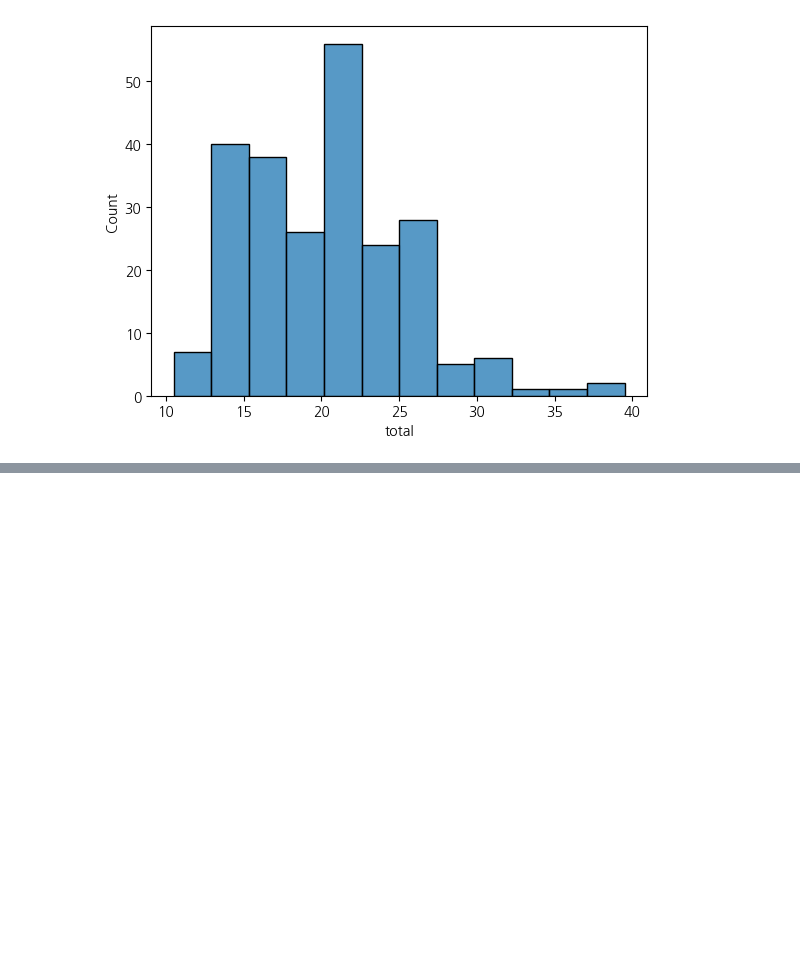
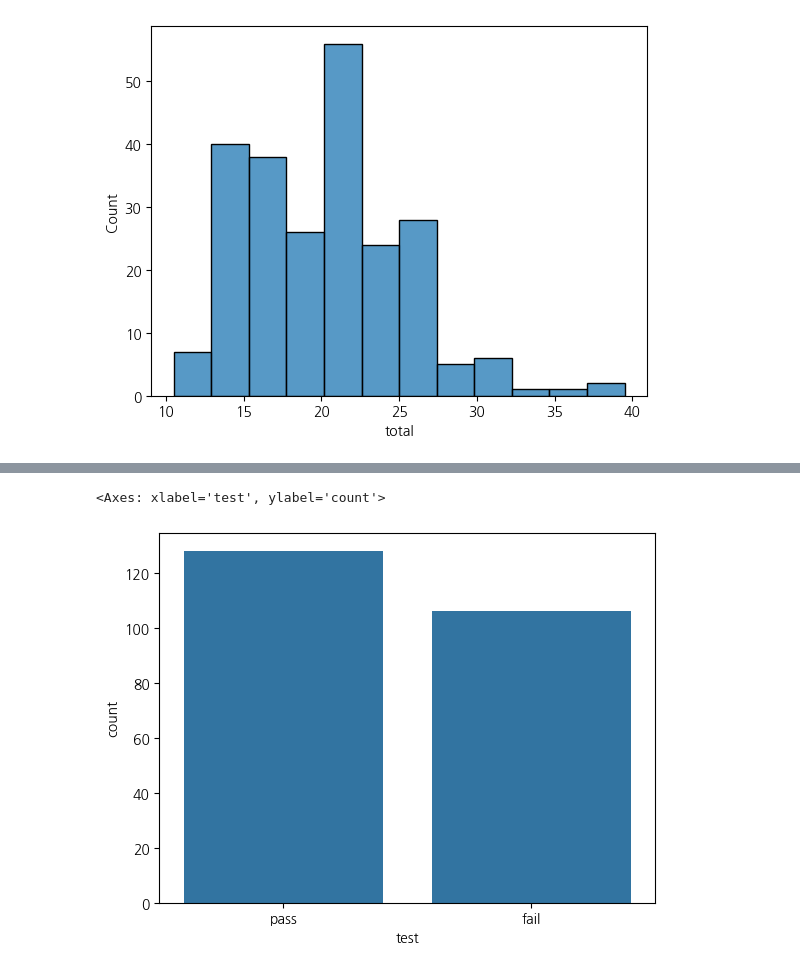
Before and after one commit to kimdfarm/2025-1-myclass-BDA, a Jupyter notebook: inclass/05w_B_tue_0402_easy_ch05_06.ipynb, the cells around one changed output, grey strips where cells are left out. Saved outputs shown, nothing was run; the diff lists cells and outputs as text; code cells hidden in the pictures; blank space fills up the shorter version.

```diff
--- a/inclass/05w_B_tue_0402_easy_ch05_06.ipynb
+++ b/inclass/05w_B_tue_0402_easy_ch05_06.ipynb
@@ -322,0 +388,5 @@ sns.histplot(mpg , x="total")
+# %%
+sns.countplot(mpg,  x= 'test')
+# %% [output]
+<Axes: xlabel='test', ylabel='count'>
+[figure, added]
```
Also changed, not shown: parts of 47 cells of this notebook.
